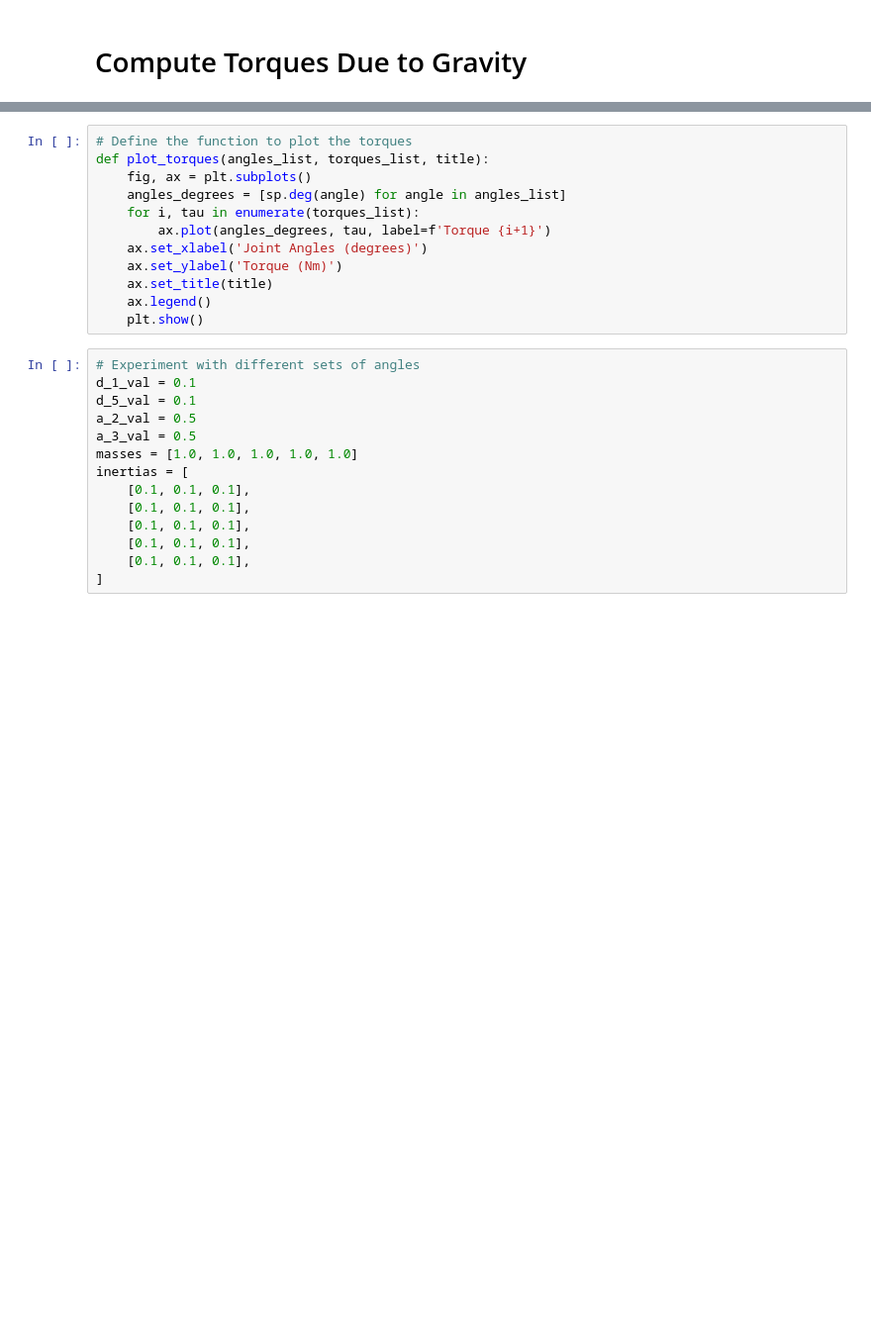
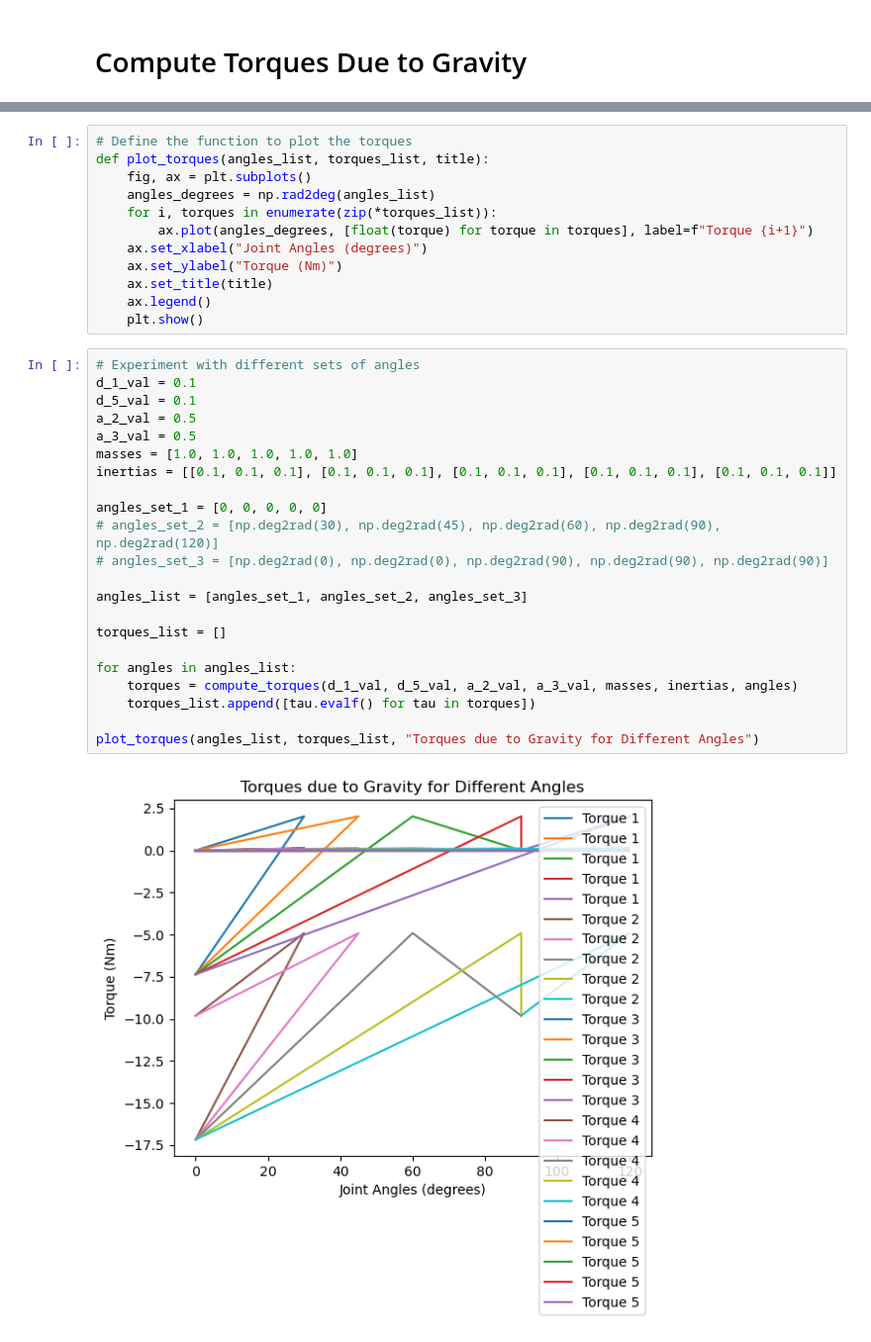
Before and after one commit to sulimanbadour1/Project_S, a Jupyter notebook: Modeling/Kinematics/math/torque/tor.ipynb, the cells around one changed output, grey strips where cells are left out. Shown at 99% size. Drawn from its saved outputs; the diff is of its cells as text; blank space fills up the shorter version.

Commit message:
Refactor torque code

```diff
--- a/Modeling/Kinematics/math/torque/tor.ipynb
+++ b/Modeling/Kinematics/math/torque/tor.ipynb
@@ -129,25 +127,35 @@ NameError: name 'd_1_val' is not defined
 # Define the function to plot the torques
 def plot_torques(angles_list, torques_list, title):
     fig, ax = plt.subplots()
-    angles_degrees = [sp.deg(angle) for angle in angles_list]
-    for i, tau in enumerate(torques_list):
-        ax.plot(angles_degrees, tau, label=f'Torque {i+1}')
-    ax.set_xlabel('Joint Angles (degrees)')
-    ax.set_ylabel('Torque (Nm)')
+    angles_degrees = np.rad2deg(angles_list)
+    for i, torques in enumerate(zip(*torques_list)):
+        ax.plot(angles_degrees, [float(torque) for torque in torques], label=f"Torque {i+1}")
+    ax.set_xlabel("Joint Angles (degrees)")
+    ax.set_ylabel("Torque (Nm)")
     ax.set_title(title)
     ax.legend()
     plt.show()
 # %%
 # Experiment with different sets of angles
 d_1_val = 0.1
 d_5_val = 0.1
 a_2_val = 0.5
 a_3_val = 0.5
 masses = [1.0, 1.0, 1.0, 1.0, 1.0]
-inertias = [
-    [0.1, 0.1, 0.1],
-    [0.1, 0.1, 0.1],
-    [0.1, 0.1, 0.1],
-    [0.1, 0.1, 0.1],
-    [0.1, 0.1, 0.1],
-]
+inertias = [[0.1, 0.1, 0.1], [0.1, 0.1, 0.1], [0.1, 0.1, 0.1], [0.1, 0.1, 0.1], [0.1, 0.1, 0.1]]
+
+angles_set_1 = [0, 0, 0, 0, 0]
+# angles_set_2 = [np.deg2rad(30), np.deg2rad(45), np.deg2rad(60), np.deg2rad(90), np.deg2rad(120)]
+# angles_set_3 = [np.deg2rad(0), np.deg2rad(0), np.deg2rad(90), np.deg2rad(90), np.deg2rad(90)]
+
+angles_list = [angles_set_1, angles_set_2, angles_set_3]
+
+torques_list = []
+
+for angles in angles_list:
+    torques = compute_torques(d_1_val, d_5_val, a_2_val, a_3_val, masses, inertias, angles)
+    torques_list.append([tau.evalf() for tau in torques])
+
+plot_torques(angles_list, torques_list, "Torques due to Gravity for Different Angles")
+# %% [output]
+[figure, added]
```
Also changed, not shown: parts of 6 cells of this notebook, 1 other file.
